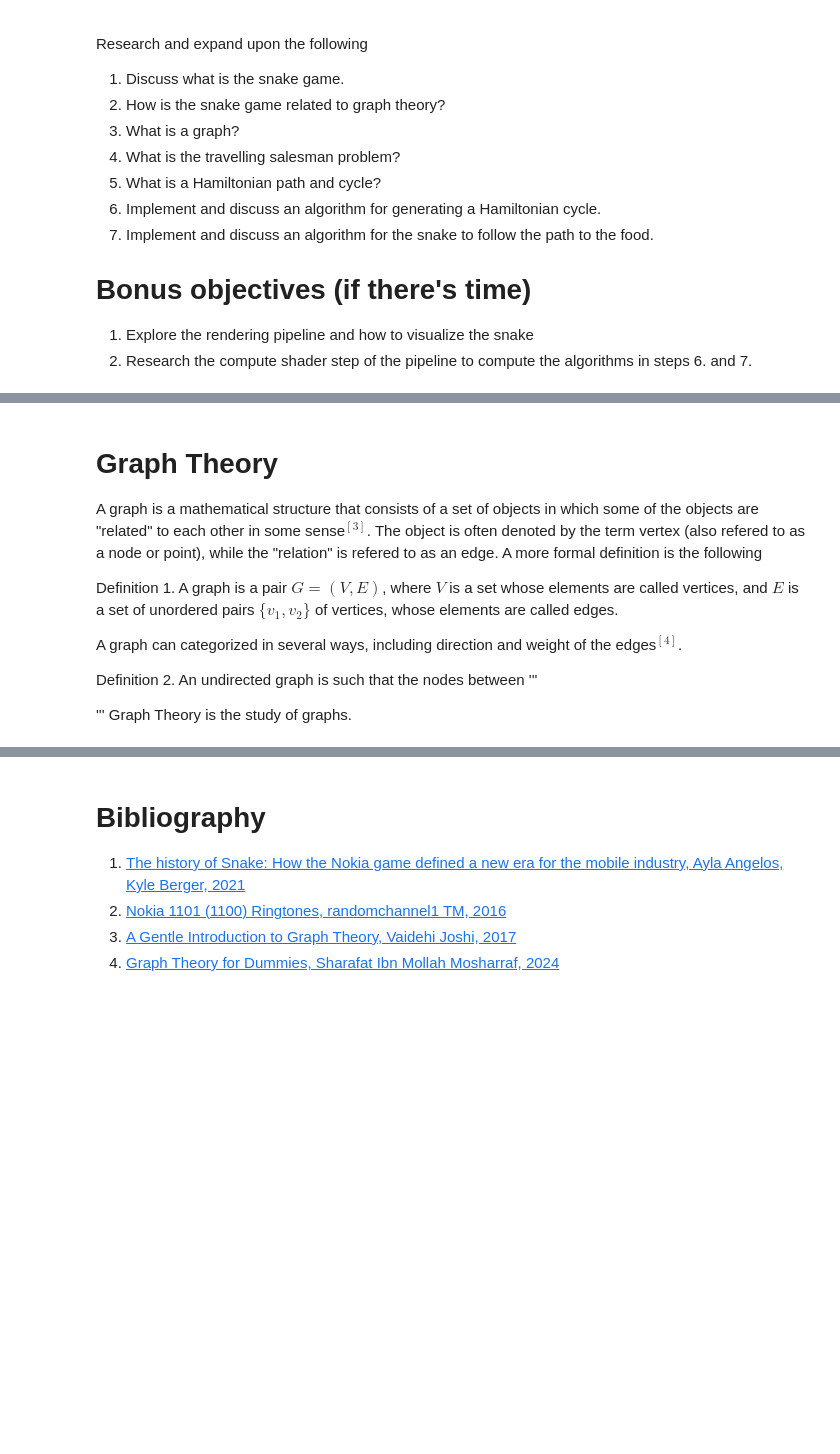
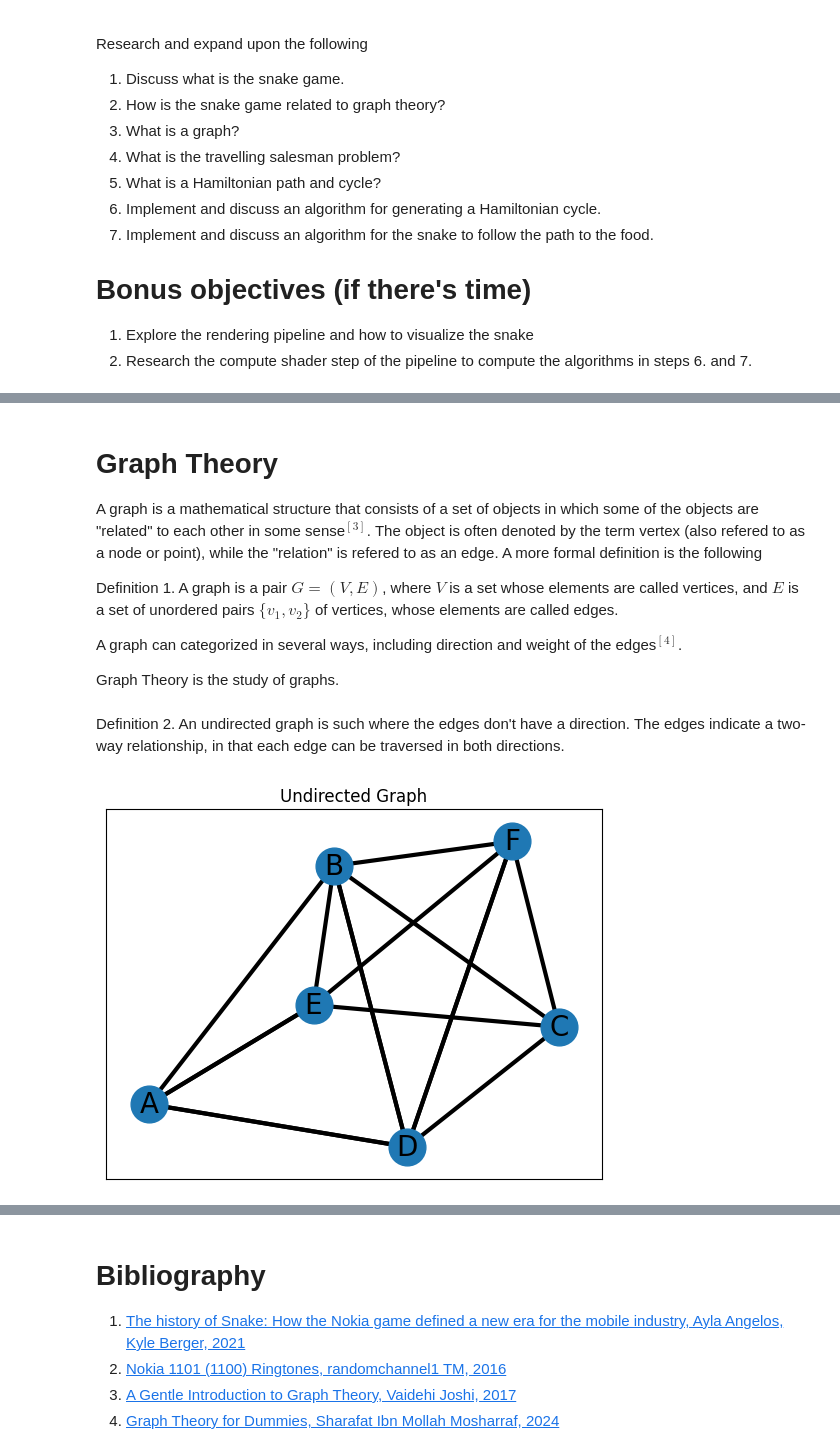
Before and after one commit to SimoAngelov/TravelingSnake, a Jupyter notebook: TheTravelingSnake.ipynb, the cells around one changed output, grey strips where cells are left out. Saved outputs shown, nothing was run; the diff lists cells and outputs as text; code cells hidden in the pictures; blank space fills up the shorter version.

Commit message:
[Doc] generate plots for graph types

```diff
--- a/TheTravelingSnake.ipynb
+++ b/TheTravelingSnake.ipynb
@@ -47,8 +142,11 @@ Definition 1. A graph is a pair $G = (V, E)$, where $V$ is a set whose elements
 
 A graph can categorized in several ways, including direction and weight of the edges$^{[4]}$.
 
-Definition 2. An undirected graph is such that the nodes between
-'''
 
-'''
 Graph Theory is the study of graphs.
+# %% [markdown]
+Definition 2. An undirected graph is such where the edges don't have a direction. The edges indicate a two-way relationship, in that each edge can be traversed in both directions.
+# %%
+graph_example("Undirected Graph")
+# %% [output]
+[figure, added]
```
Also changed, not shown: parts of 9 cells of this notebook.
